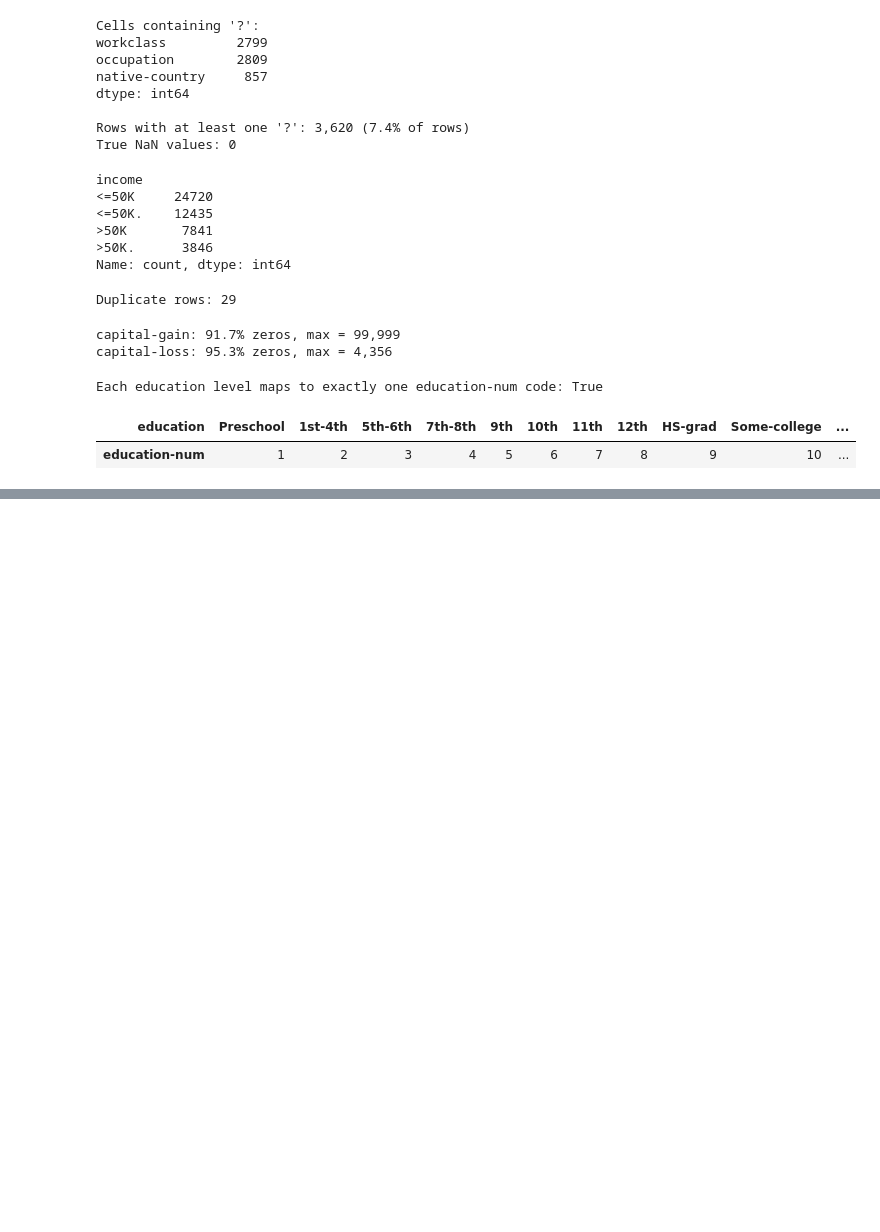
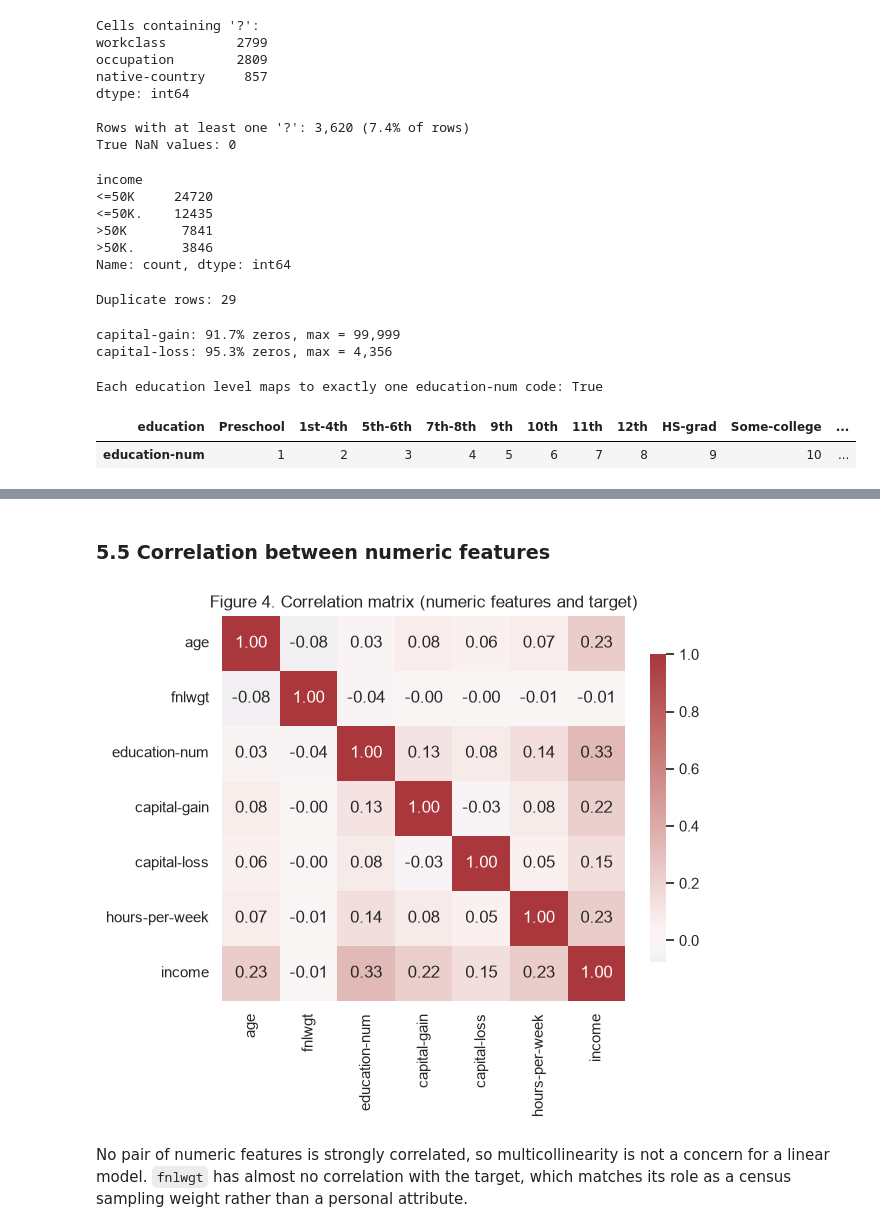
Before and after one commit to alexander-kuzmin-us/MachineLearningFoundations, a Jupyter notebook: modeling.ipynb, the cells around one changed output, grey strips where cells are left out. Cells and saved outputs as stored; diff of their text form; code cells hidden in the pictures; blank space fills up the shorter version.

```diff
--- a/modeling.ipynb
+++ b/modeling.ipynb
@@ -155,0 +293,13 @@ Each education level maps to exactly one education-num code: True
+# %% [markdown]
+### 5.5 Correlation between numeric features
+# %%
+fig, ax = plt.subplots(figsize=(6.5, 5))
+corr = clean[numeric_cols + [TARGET]].corr()
+sns.heatmap(corr, annot=True, fmt=".2f", cmap="vlag", center=0, ax=ax, cbar_kws={"shrink": 0.8})
+ax.set_title("Figure 4. Correlation matrix (numeric features and target)")
+save(fig, "fig4_correlation")
+plt.show()
+# %% [output]
+[figure, added]
+# %% [markdown]
+No pair of numeric features is strongly correlated, so multicollinearity is not a concern for a linear model. `fnlwgt` has almost no correlation with the target, which matches its role as a census sampling weight rather than a personal attribute.
```
Also changed, not shown: parts of 25 cells of this notebook, 6 other files.
